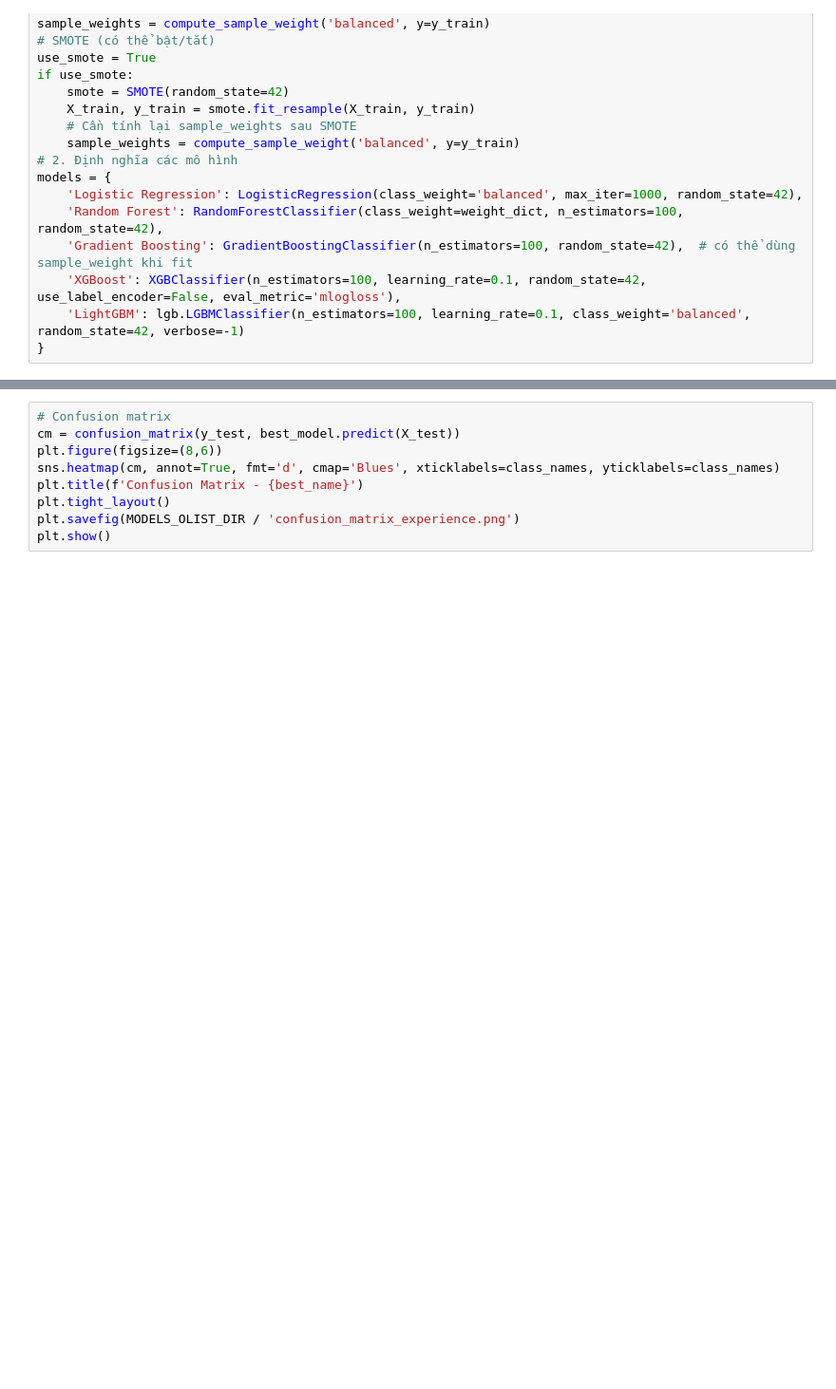
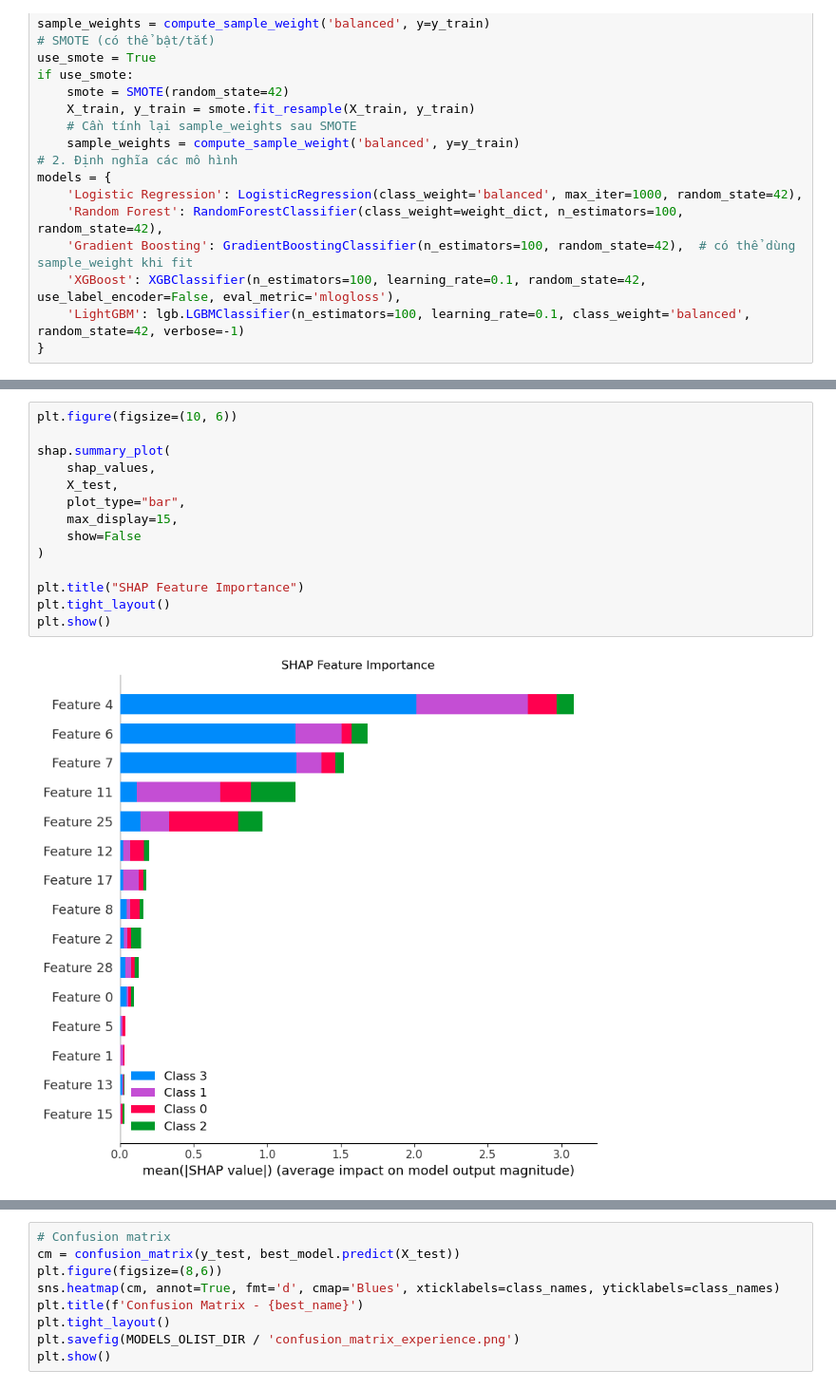
Before and after one commit to zhoang-1/multi-agent-churn-prediction, a Jupyter notebook: notebook/olist/feature engineering/model_training.ipynb, the cells around one changed output, grey strips where cells are left out. Shown at 95% size. Cells and saved outputs as stored; diff of their text form; blank space fills up the shorter version.

```diff
--- a/notebook/olist/feature engineering/model_training.ipynb
+++ b/notebook/olist/feature engineering/model_training.ipynb
@@ -123,3 +170,19 @@ Best model: XGBoost with F1-macro = 0.6106
+# %%
+plt.figure(figsize=(10, 6))
+
+shap.summary_plot(
+    shap_values,
+    X_test,
+    plot_type="bar",
+    max_display=15,
+    show=False
+)
+
+plt.title("SHAP Feature Importance")
+plt.tight_layout()
+plt.show()
+# %% [output]
+[figure, added]
 # %%
 # 4. Lưu best model
 with open(MODELS_OLIST_DIR / 'best_experience_model.pkl', 'wb') as f:
```
Also changed, not shown: parts of 5 cells of this notebook, 59 other files.
